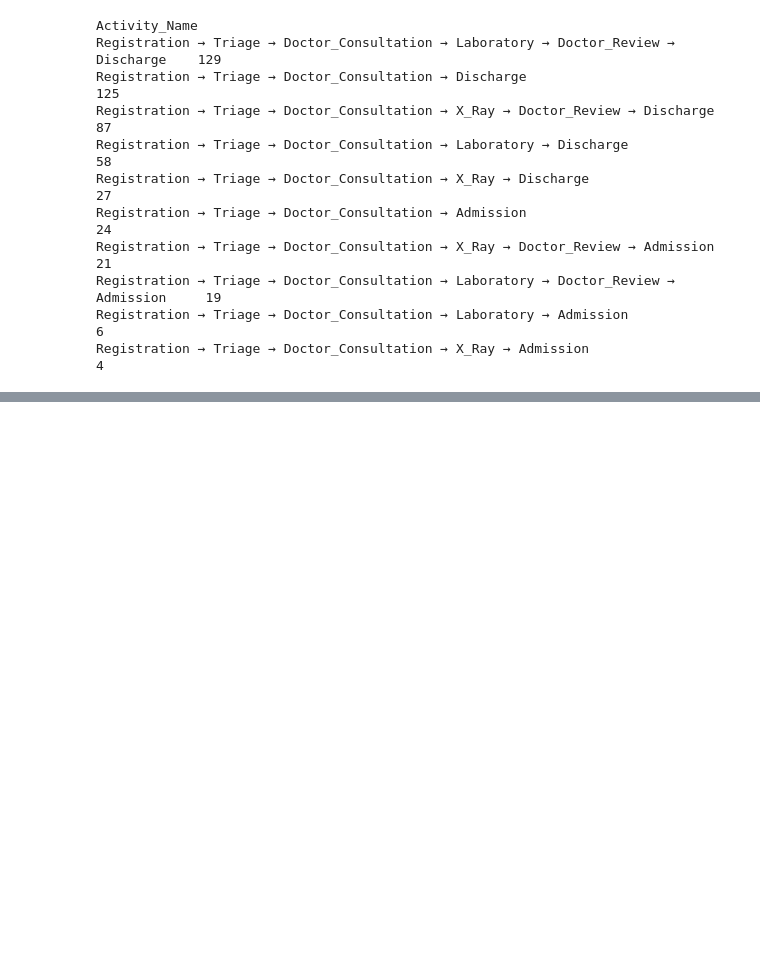
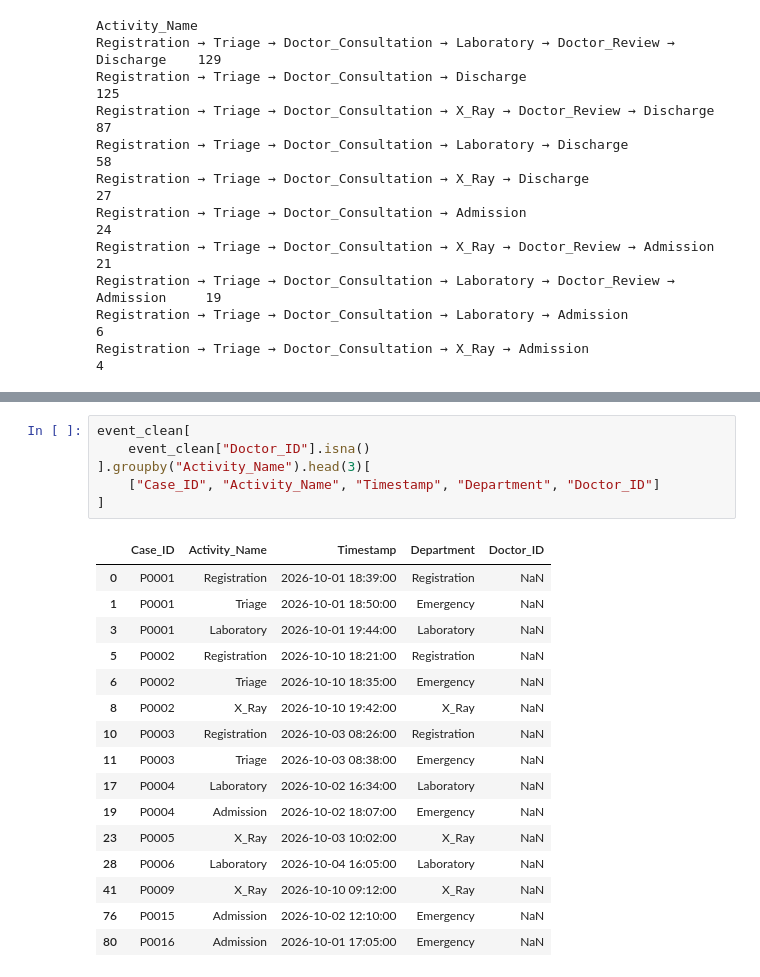
Before and after one commit to Ananyasingh0413/CareFlow---Clinical-Pathway-Process-Mining, a Jupyter notebook: healthcare_project-checkpoint.ipynb, the cells around one changed output, grey strips where cells are left out. Drawn from its saved outputs; the diff is of its cells as text; blank space fills up the shorter version.

```diff
--- a/healthcare_project-checkpoint.ipynb
+++ b/healthcare_project-checkpoint.ipynb
@@ -907,0 +955,23 @@ Registration → Triage → Doctor_Consultation → X_Ray → Admission
+# %%
+event_clean[
+    event_clean["Doctor_ID"].isna()
+].groupby("Activity_Name").head(3)[
+    ["Case_ID", "Activity_Name", "Timestamp", "Department", "Doctor_ID"]
+]
+# %% [output]
+|  | Case_ID | Activity_Name | Timestamp | Department | Doctor_ID |
+| 0 | P0001 | Registration | 2026-10-01 18:39:00 | Registration | NaN |
+| 1 | P0001 | Triage | 2026-10-01 18:50:00 | Emergency | NaN |
+| 3 | P0001 | Laboratory | 2026-10-01 19:44:00 | Laboratory | NaN |
+| 5 | P0002 | Registration | 2026-10-10 18:21:00 | Registration | NaN |
+| 6 | P0002 | Triage | 2026-10-10 18:35:00 | Emergency | NaN |
+| 8 | P0002 | X_Ray | 2026-10-10 19:42:00 | X_Ray | NaN |
+| 10 | P0003 | Registration | 2026-10-03 08:26:00 | Registration | NaN |
+| 11 | P0003 | Triage | 2026-10-03 08:38:00 | Emergency | NaN |
+| 17 | P0004 | Laboratory | 2026-10-02 16:34:00 | Laboratory | NaN |
+| 19 | P0004 | Admission | 2026-10-02 18:07:00 | Emergency | NaN |
+| 23 | P0005 | X_Ray | 2026-10-03 10:02:00 | X_Ray | NaN |
+| 28 | P0006 | Laboratory | 2026-10-04 16:05:00 | Laboratory | NaN |
+| 41 | P0009 | X_Ray | 2026-10-10 09:12:00 | X_Ray | NaN |
+| 76 | P0015 | Admission | 2026-10-02 12:10:00 | Emergency | NaN |
+| 80 | P0016 | Admission | 2026-10-01 17:05:00 | Emergency | NaN |
```
Also changed, not shown: parts of 12 cells of this notebook.
